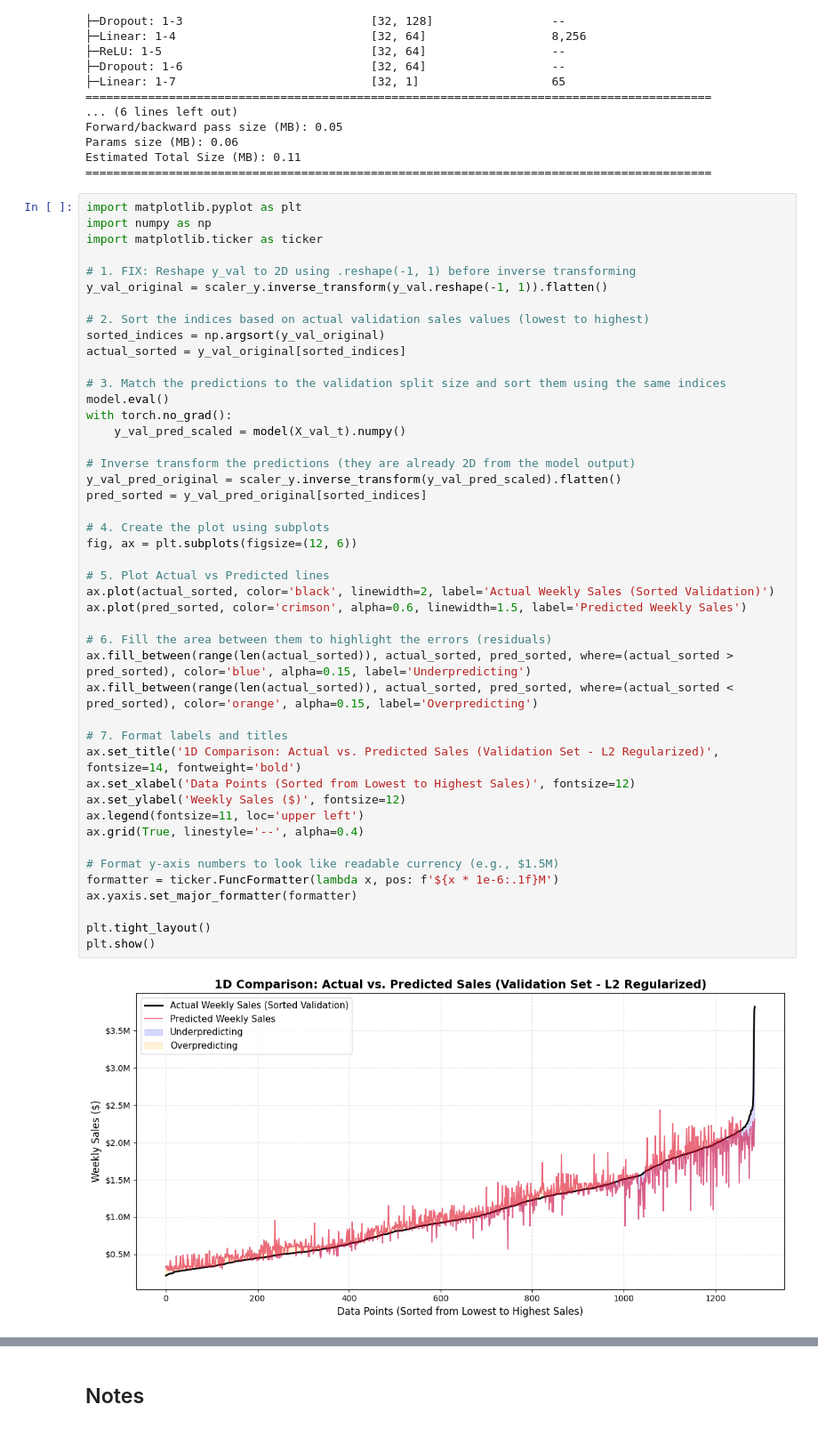
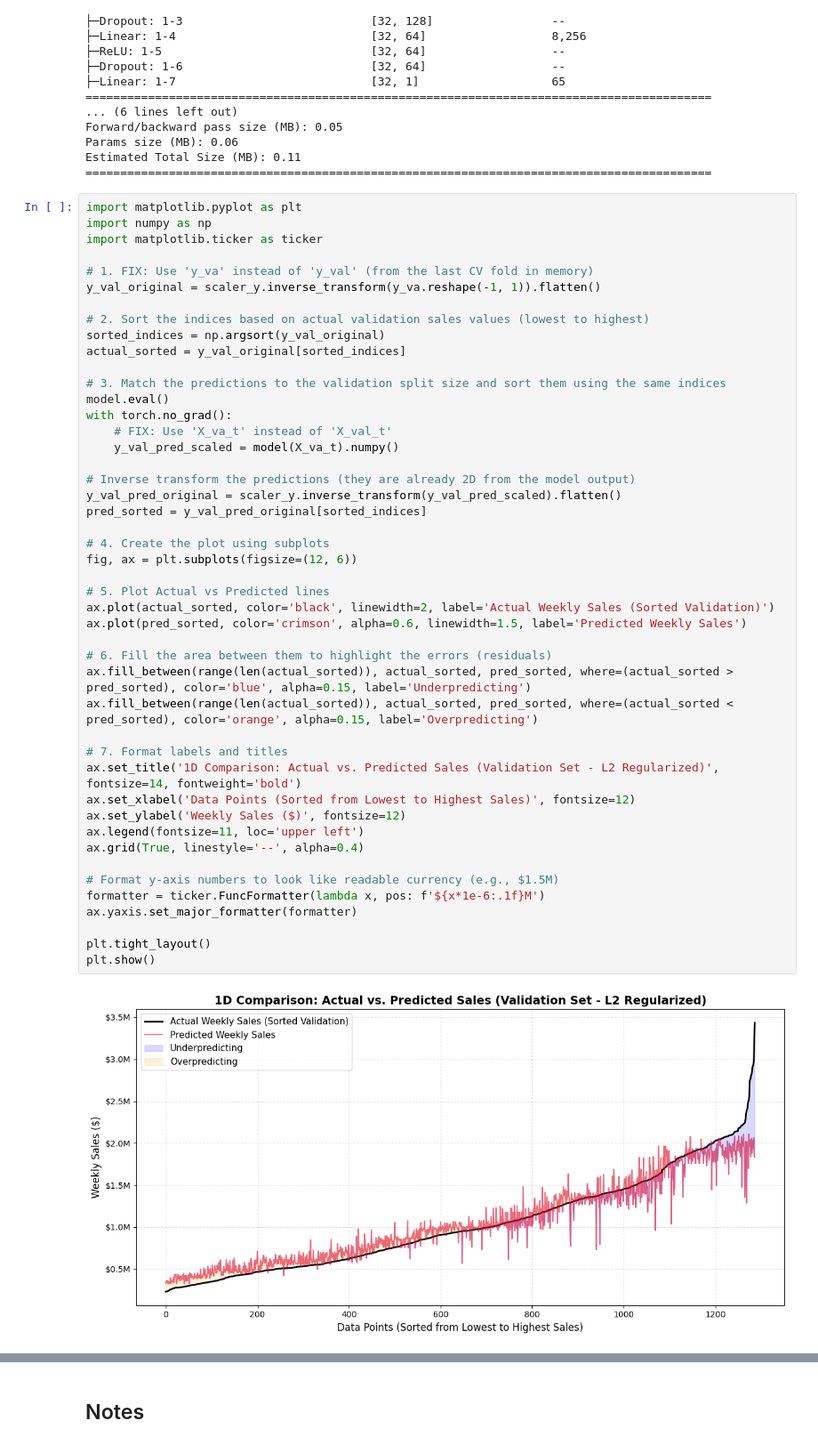
Before and after one commit to pradhuman2022/ml-journal, a Jupyter notebook: notes/walmart-data.ipynb, the cells around one changed output, grey strips where cells are left out. Shown at 89% size. Saved outputs shown, nothing was run; the diff lists cells and outputs as text.

```diff
--- a/notes/walmart-data.ipynb
+++ b/notes/walmart-data.ipynb
@@ -843,8 +801,8 @@ import matplotlib.pyplot as plt
 import numpy as np
 import matplotlib.ticker as ticker
 
-# 1. FIX: Reshape y_val to 2D using .reshape(-1, 1) before inverse transforming
-y_val_original = scaler_y.inverse_transform(y_val.reshape(-1, 1)).flatten()
+# 1. FIX: Use 'y_va' instead of 'y_val' (from the last CV fold in memory)
+y_val_original = scaler_y.inverse_transform(y_va.reshape(-1, 1)).flatten()
 
 # 2. Sort the indices based on actual validation sales values (lowest to highest)
 sorted_indices = np.argsort(y_val_original)
@@ -853,38 +811,39 @@ actual_sorted = y_val_original[sorted_indices]
 # 3. Match the predictions to the validation split size and sort them using the same indices
 model.eval()
 with torch.no_grad():
-    y_val_pred_scaled = model(X_val_t).numpy()
+    # FIX: Use 'X_va_t' instead of 'X_val_t'
+    y_val_pred_scaled = model(X_va_t).numpy()
 
 # Inverse transform the predictions (they are already 2D from the model output)
 y_val_pred_original = scaler_y.inverse_transform(y_val_pred_scaled).flatten()
 pred_sorted = y_val_pred_original[sorted_indices]
 
 # 4. Create the plot using subplots
 fig, ax = plt.subplots(figsize=(12, 6))
 
 # 5. Plot Actual vs Predicted lines
 ax.plot(actual_sorted, color='black', linewidth=2, label='Actual Weekly Sales (Sorted Validation)')
 ax.plot(pred_sorted, color='crimson', alpha=0.6, linewidth=1.5, label='Predicted Weekly Sales')
 
 # 6. Fill the area between them to highlight the errors (residuals)
 ax.fill_between(range(len(actual_sorted)), actual_sorted, pred_sorted, where=(actual_sorted > pred_sorted), color='blue', alpha=0.15, label='Underpredicting')
 ax.fill_between(range(len(actual_sorted)), actual_sorted, pred_sorted, where=(actual_sorted < pred_sorted), color='orange', alpha=0.15, label='Overpredicting')
 
 # 7. Format labels and titles
 ax.set_title('1D Comparison: Actual vs. Predicted Sales (Validation Set - L2 Regularized)', fontsize=14, fontweight='bold')
 ax.set_xlabel('Data Points (Sorted from Lowest to Highest Sales)', fontsize=12)
 ax.set_ylabel('Weekly Sales ($)', fontsize=12)
 ax.legend(fontsize=11, loc='upper left')
 ax.grid(True, linestyle='--', alpha=0.4)
 
 # Format y-axis numbers to look like readable currency (e.g., $1.5M)
-formatter = ticker.FuncFormatter(lambda x, pos: f'${x * 1e-6:.1f}M')
+formatter = ticker.FuncFormatter(lambda x, pos: f'${x*1e-6:.1f}M')
 ax.yaxis.set_major_formatter(formatter)
 
 plt.tight_layout()
 plt.show()
 # %% [output]
-[figure, old version]
+[figure, new version]
 # %%
 import numpy as np
 import matplotlib.pyplot as plt
```
Also changed, not shown: parts of 10 cells of this notebook, 7 other files.
